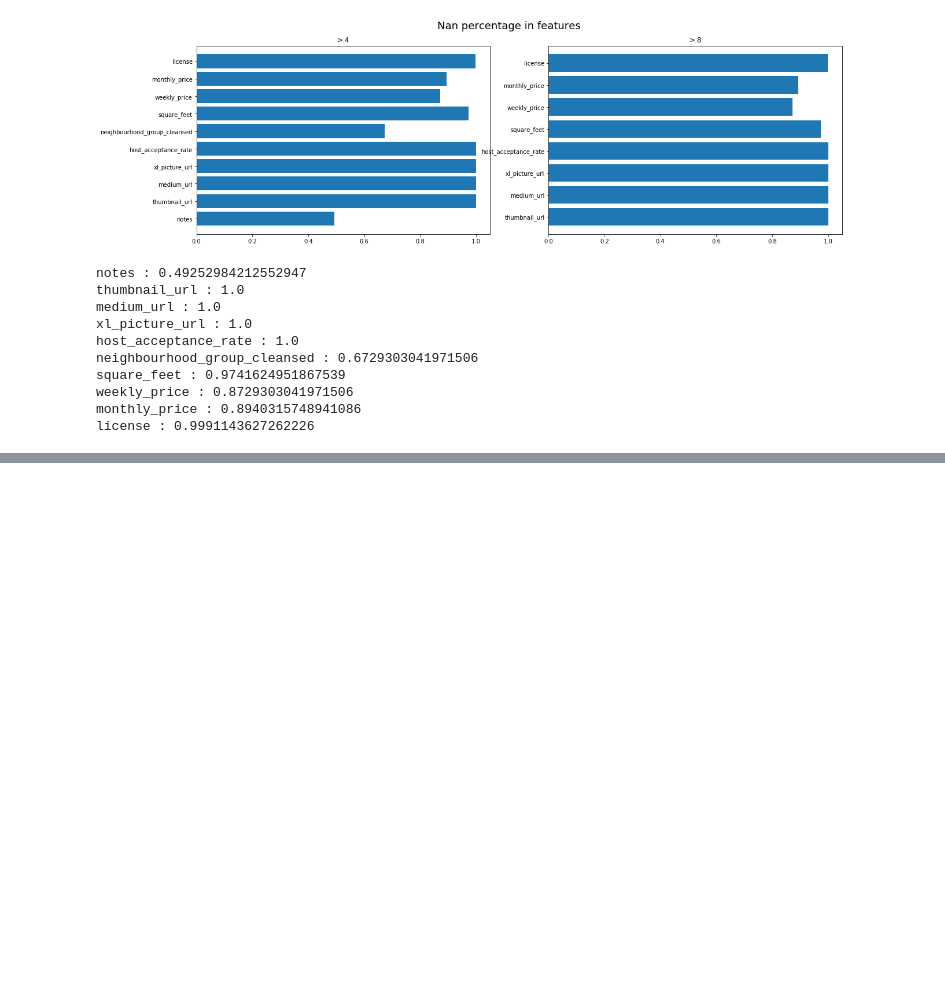
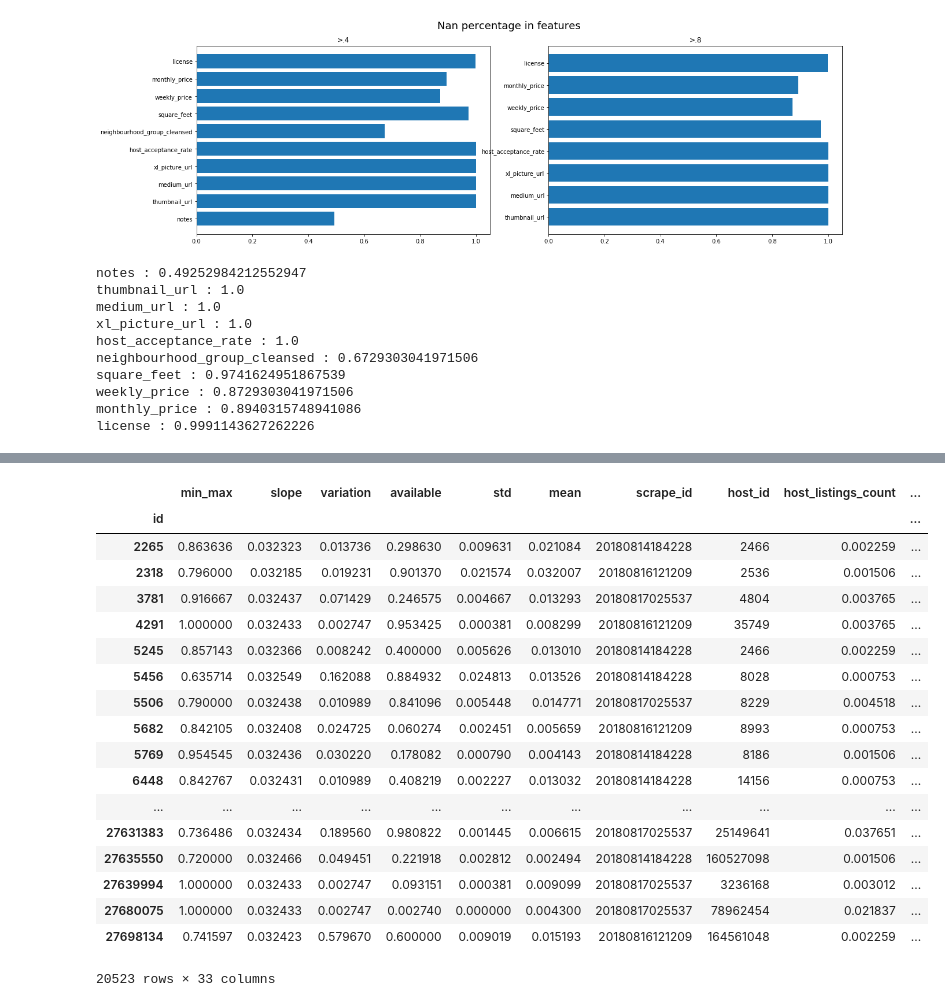
Before and after one commit to javierivanov/airbnbDSND, a Jupyter notebook: AirbnbDataExploration.ipynb, the cells around one changed output, grey strips where cells are left out. Cells and saved outputs as stored; diff of their text form; code cells hidden in the pictures; blank space fills up the shorter version.

```diff
--- a/AirbnbDataExploration.ipynb
+++ b/AirbnbDataExploration.ipynb
@@ -265,5 +335,26 @@ num_listings = num_listings.set_index('id')
 # %%
 result = pd.merge(combined_metrics, num_listings, on='id')
+result
+# %% [output]
+|  | min_max | slope | variation | available | std | mean | scrape_id | host_id | host_listings_count | ... |
+| id |  |  |  |  |  |  |  |  |  | ... |
+| 2265 | 0.863636 | 0.032323 | 0.013736 | 0.298630 | 0.009631 | 0.021084 | 20180814184228 | 2466 | 0.002259 | ... |
+| 2318 | 0.796000 | 0.032185 | 0.019231 | 0.901370 | 0.021574 | 0.032007 | 20180816121209 | 2536 | 0.001506 | ... |
+| 3781 | 0.916667 | 0.032437 | 0.071429 | 0.246575 | 0.004667 | 0.013293 | 20180817025537 | 4804 | 0.003765 | ... |
+| 4291 | 1.000000 | 0.032433 | 0.002747 | 0.953425 | 0.000381 | 0.008299 | 20180816121209 | 35749 | 0.003765 | ... |
+| 5245 | 0.857143 | 0.032366 | 0.008242 | 0.400000 | 0.005626 | 0.013010 | 20180814184228 | 2466 | 0.002259 | ... |
+| 5456 | 0.635714 | 0.032549 | 0.162088 | 0.884932 | 0.024813 | 0.013526 | 20180814184228 | 8028 | 0.000753 | ... |
+| 5506 | 0.790000 | 0.032438 | 0.010989 | 0.841096 | 0.005448 | 0.014771 | 20180817025537 | 8229 | 0.004518 | ... |
+| 5682 | 0.842105 | 0.032408 | 0.024725 | 0.060274 | 0.002451 | 0.005659 | 20180816121209 | 8993 | 0.000753 | ... |
+| 5769 | 0.954545 | 0.032436 | 0.030220 | 0.178082 | 0.000790 | 0.004143 | 20180814184228 | 8186 | 0.001506 | ... |
+| 6448 | 0.842767 | 0.032431 | 0.010989 | 0.408219 | 0.002227 | 0.013032 | 20180814184228 | 14156 | 0.000753 | ... |
+| ... | ... | ... | ... | ... | ... | ... | ... | ... | ... | ... |
+| 27631383 | 0.736486 | 0.032434 | 0.189560 | 0.980822 | 0.001445 | 0.006615 | 20180817025537 | 25149641 | 0.037651 | ... |
+| 27635550 | 0.720000 | 0.032466 | 0.049451 | 0.221918 | 0.002812 | 0.002494 | 20180814184228 | 160527098 | 0.001506 | ... |
+| 27639994 | 1.000000 | 0.032433 | 0.002747 | 0.093151 | 0.000381 | 0.009099 | 20180817025537 | 3236168 | 0.003012 | ... |
+| 27680075 | 1.000000 | 0.032433 | 0.002747 | 0.002740 | 0.000000 | 0.004300 | 20180817025537 | 78962454 | 0.021837 | ... |
+| 27698134 | 0.741597 | 0.032423 | 0.579670 | 0.600000 | 0.009019 | 0.015193 | 20180816121209 | 164561048 | 0.002259 | ... |
+20523 rows × 33 columns
 # %%
 corr_matrix = result.corr()
 corr_matrix.style.background_gradient()
```
Also changed, not shown: parts of 21 cells of this notebook.
